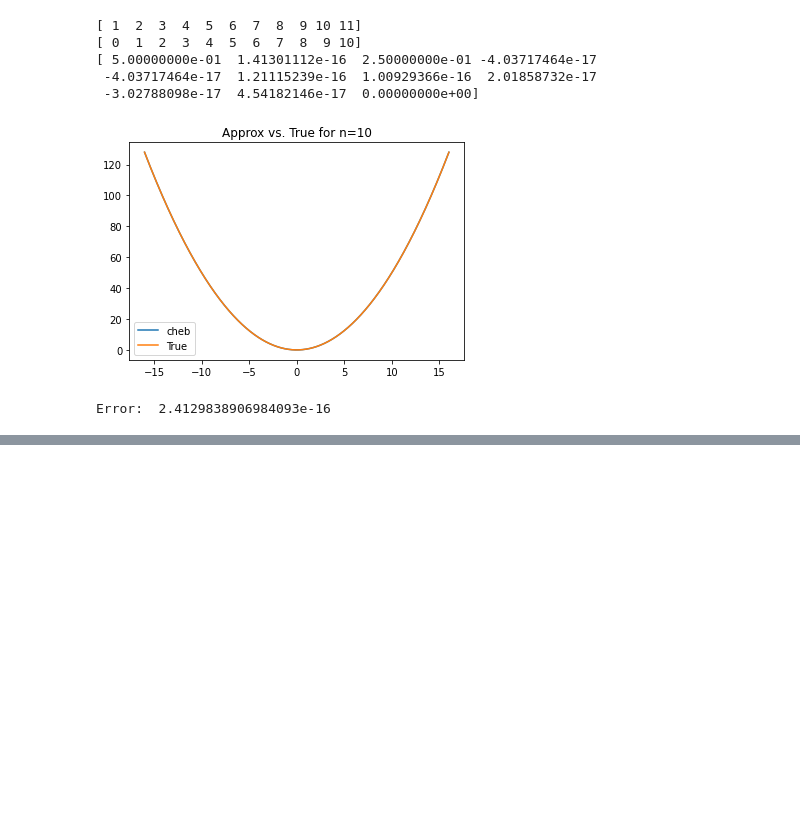
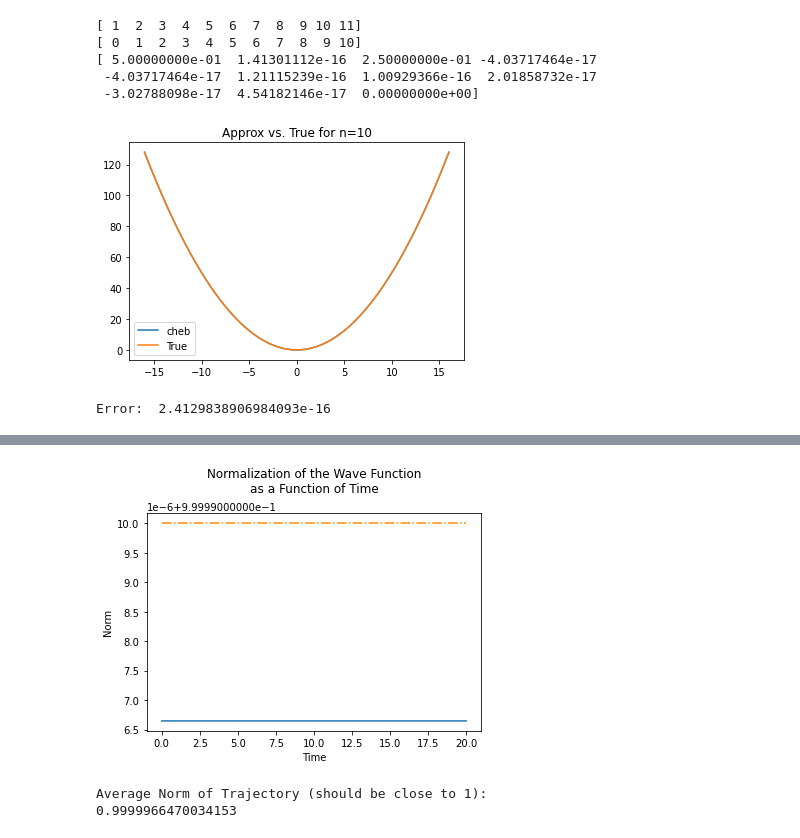
Before and after one commit to kbcollins/tdse, a Jupyter notebook: chebyshev/forward-tdse-cheb.ipynb, the cells around one changed output, grey strips where cells are left out. Drawn from its saved outputs; the diff is of its cells as text; code cells hidden in the pictures; blank space fills up the shorter version.

```diff
--- a/chebyshev/forward-tdse-cheb.ipynb
+++ b/chebyshev/forward-tdse-cheb.ipynb
@@ -98,11 +98,10 @@ normpsi0vec = normpsi0fn(xvec)
 
 # compute the Fourier basis representation of the
 # normalized psi0 function using a scipy.integrate method
-normpsi0integrand = lambda x: np.exp(-1j * np.pi * nvec * x / l) / np.sqrt(2 * l) * normpsi0fn(x)
-normpsi0quadrtn = si.quad_vec(normpsi0integrand, -l, l)[0]
+normpsi0integrand = lambda x: np.exp(-1j * np.pi * Fnvec * x / L) / np.sqrt(2 * L) * normpsi0fn(x)
+normpsi0quadrtn = si.quad_vec(normpsi0integrand, -L, L)[0]
 print(normpsi0quadrtn.shape)
 print(FtoRmat.shape)
-# Fnormpsi0vecrec2 = normpsi0quadrtn @ Fmat
 Fnormpsi0vecrec = normpsi0quadrtn @ FtoRmat
 
 # plot the real part of the normalized psi0
@@ -232,7 +231,7 @@ nts = 2000
 
 # propagate the system starting from the initial "a" state
 Famat = np.zeros((nts + 1, 2 * nF + 1), dtype=np.complex128)
-Famat[0,:] = Fnormpsi0vec.copy()
+Famat[0,:] = normpsi0quadrtn.copy()
 for i in range(nts):
     Famat[i + 1,:] = Fpropa @ Famat[i,:]
 
@@ -308,9 +307,17 @@ print('Error: ', np.sqrt(si.quad(errintgrd, -1, 1, )[0]))
 [figure]
 Error:  2.4129838906984093e-16
 # %%
+# compute v(x) at given a x and a set of Chebyshev coefficients
+def vCtovx(x):
+    chebvec = sps.eval_chebyt(Cnvec, x)
+    chebvec[0] = chebvec[0] * 0.5
+    chebvec[-1] = chebvec[-1] * 0.5
+    vx = Cvec @ chebvec
+    return vx
+
 def Fintgrnd(x, fn):
     return np.exp(-1j * np.pi * Fnvec * x / L) / np.sqrt(2 * L) * fn(x)
 
-FCvec = si.quad_vec(Fintgrnd, -L, L, args=(cheb2x))[0]
-print(FCvec.shape)
+FCvvec = si.quad_vec(Fintgrnd, -L, L, args=(vCtovx))[0]
+print(FCvvec.shape)
 # %% [output]
@@ -368,0 +358,29 @@ print('Average Norm of Trajectory (should be close to 1):', psimatnormvec.sum()
+# %%
+# make the propagator matrix
+Cpropa = Cstts @ np.diag(np.exp(-1j * Cspc * dt)) @ Cstts.conj().T
+
+# propagate the system starting from the initial "a" state
+Camat = np.zeros((nts + 1, 2 * nF + 1), dtype=np.complex128)
+Camat[0,:] = normpsi0quadrtn.copy()
+for i in range(nts):
+    Camat[i + 1,:] = Cpropa @ Camat[i,:]
+
+# check if the wave function of each time step
+# is normalized to 1
+# this should produce a graph with a line that is almost
+# completely horizontal at 1
+psimatnormvec = si.trapezoid(np.abs(Camat @ FtoRmat) ** 2, xvec, axis=1)
+plt.plot(np.arange(nts + 1) * dt, psimatnormvec)
+plt.hlines(1 , 0, nts * dt, linestyles='-.', colors='darkorange')
+plt.title('Normalization of the Wave Function\nas a Function of Time\n')
+plt.xlabel('Time')
+plt.ylabel('Norm')
+plt.show()
+
+# norm difference of wave function normalization check,
+# this should be close to 1
+print('Average Norm of Trajectory (should be close to 1):', psimatnormvec.sum() / (nts + 1), sep='\n')
+# %% [output]
+[figure, added]
+Average Norm of Trajectory (should be close to 1):
+0.9999966470034153
```
Also changed, not shown: parts of 3 cells of this notebook, 1 other file.
